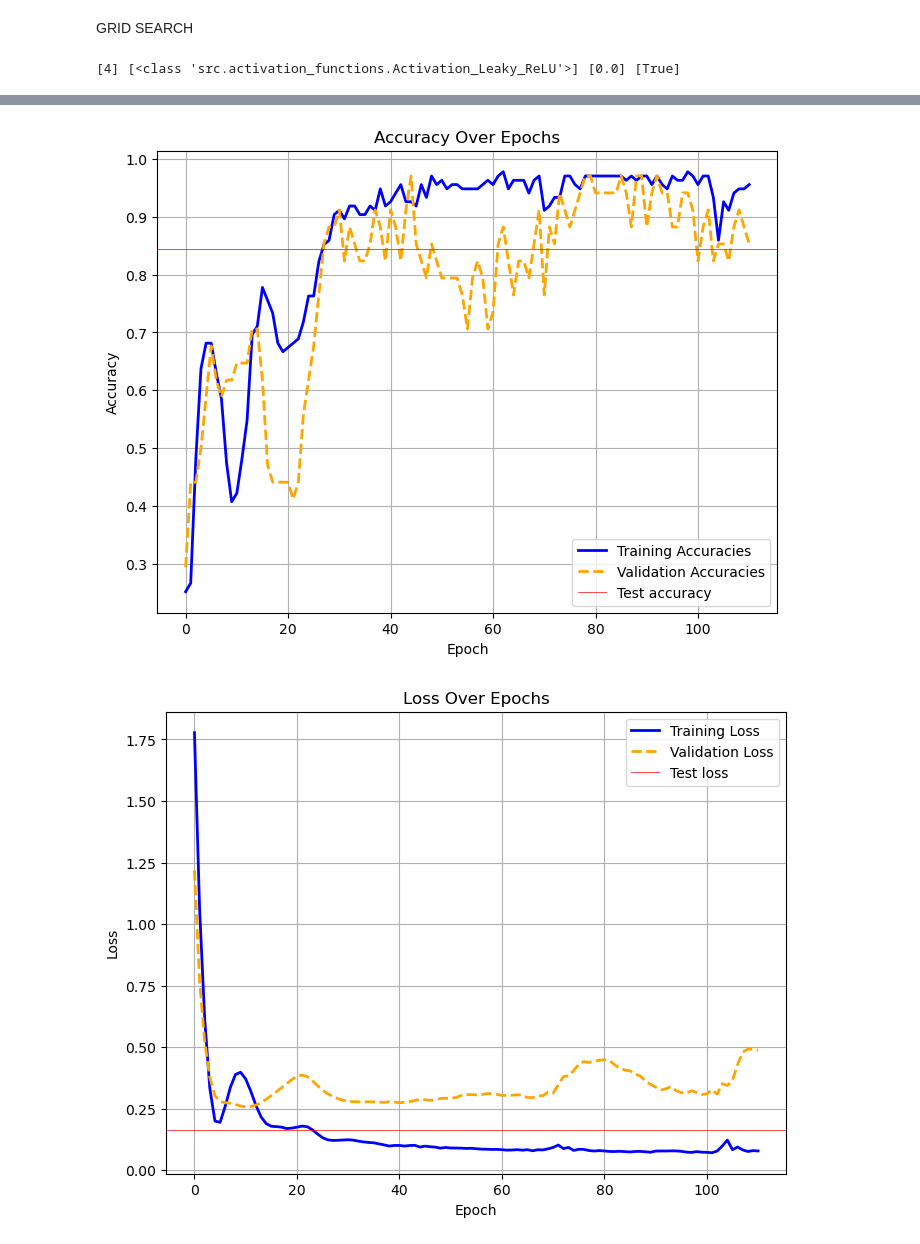
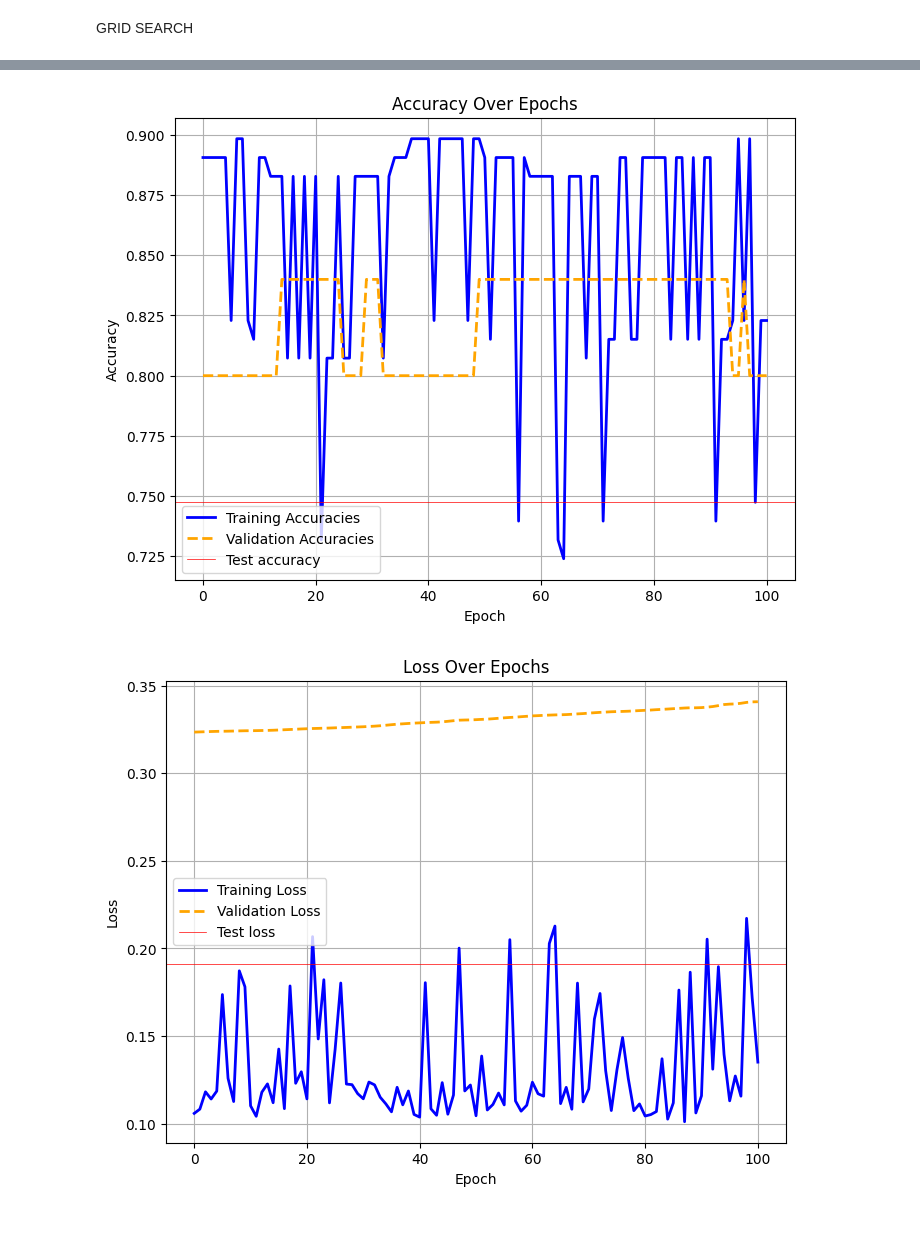
Before and after one commit to Mostafa772/ML_project, a Jupyter notebook: baseline copy.ipynb, the cells around one changed output, grey strips where cells are left out. Cells and saved outputs as stored; diff of their text form; code cells hidden in the pictures.

```diff
--- a/baseline copy.ipynb
+++ b/baseline copy.ipynb
@@ -155,21 +157,20 @@ activation_map = {
 hidden_activation = [activation_map[act] for act in hidden_activation]
 # %%
 
-model = NN(
-    l1=l1,
-    l2=l2,
-    input_size=17,
-    hidden_sizes=hidden_size,
-    output_size=1,
-    hidden_activations=hidden_activation,
-    dropout_rates=[dropout_rate],
-    use_batch_norm=use_batch_norm
-)
+# model = NN(
+#     l1=l1,
+#     l2=l2,
+#     input_size=17,
+#     hidden_sizes=hidden_size,
+#     output_size=1,
+#     hidden_activations=hidden_activation,
+#     dropout_rates=[dropout_rate],
+#     use_batch_norm=use_batch_norm
+# )
+model = CascadeCorrelation(input_size = 17, output_size= 1, activation=Activation_Leaky_ReLU, output_activation = Activation_Sigmoid)
 batch_size = batch_size
 learning_rate = learning_rate
 n_epochs = n_epochs
-# %% [output]
-[4] [<class 'src.activation_functions.Activation_Leaky_ReLU'>] [0.0] [True]
 # %%
 import copy
 
@@ -187,8 +188,8 @@ early_stopping = EarlyStopping(patience=100, min_delta_loss=1e-5, min_delta_accu
 # Before training loop:
 print("Data shapes:")
 print(f"X_train: {X_train.shape}, y_train: {y_train.shape}")
-print(f"Sample prediction: {model.forward(X_train[:1])}")
-print(f"Initial loss: {loss_function.forward(model.output, y_train[:1])}")
+# print(f"Sample prediction: {model.forward(X_train[:1])}")
+# print(f"Initial loss: {loss_function.forward(model.output, y_train[:1])}")
 
 # Training loop
 for epoch in range(n_epochs):
@@ -250,6 +251,15 @@ for epoch in range(n_epochs):
     val_losses.append(val_loss)
     val_accuracies.append(val_accuracy)
 
+    # Cascade correlation
+    if isinstance(model, CascadeCorrelation):
+        if model.is_limit_reached():
+            break
+        if len(val_losses) > 2 and val_losses[-1] > val_losses[-2]: # model is getting worse
+            early_stopping.restore_weights(model.layers)
+            model.add_neuron()
+            print(f"Added new neuron at val_loss {val_losses[-1]}")
+
     if epoch % 10 == 0:
         print(f"Epoch {epoch}: ", end="")
         print(f"Train Loss: {epoch_loss:.4f}, Acc: {epoch_acc*100:.2f}% | ", end="")
@@ -265,12 +275,10 @@ for epoch in range(n_epochs):
 
     if early_stopping.stop_training:
         print(f"Early stopping at epoch {epoch}")
+        # Restore best weights
+        print(f"Restoring model weights from epoch {early_stopping.best_epoch}")
+        early_stopping.restore_weights(model)
         break
-
-# Restore best weights
-if early_stopping.stop_training:
-    print(f"Restoring model weights from epoch {early_stopping.best_epoch}")
-    early_stopping.restore_weights(model.layers)
 
 # Final evaluation
 model.forward(X_val_input, training=False)
@@ -320,5 +325,5 @@ Test Accuracy: 0.8449
-[figure, old version]
+[figure, new version]
-[figure, old version]
+[figure, new version]
 # %%
 print(train_losses, val_losses)
 # %% [output]
```
Also changed, not shown: parts of 10 cells of this notebook, 7 other files.
